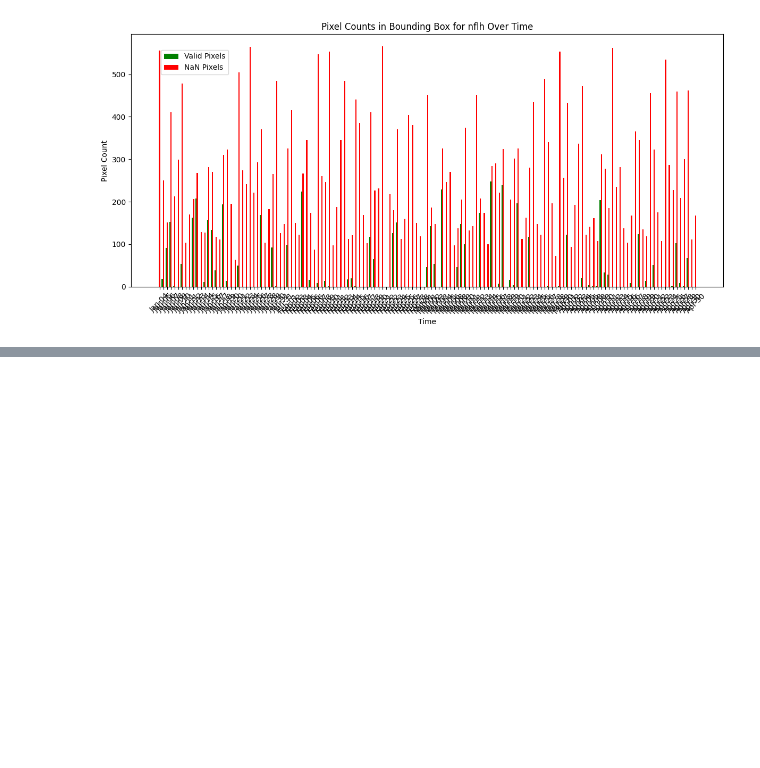
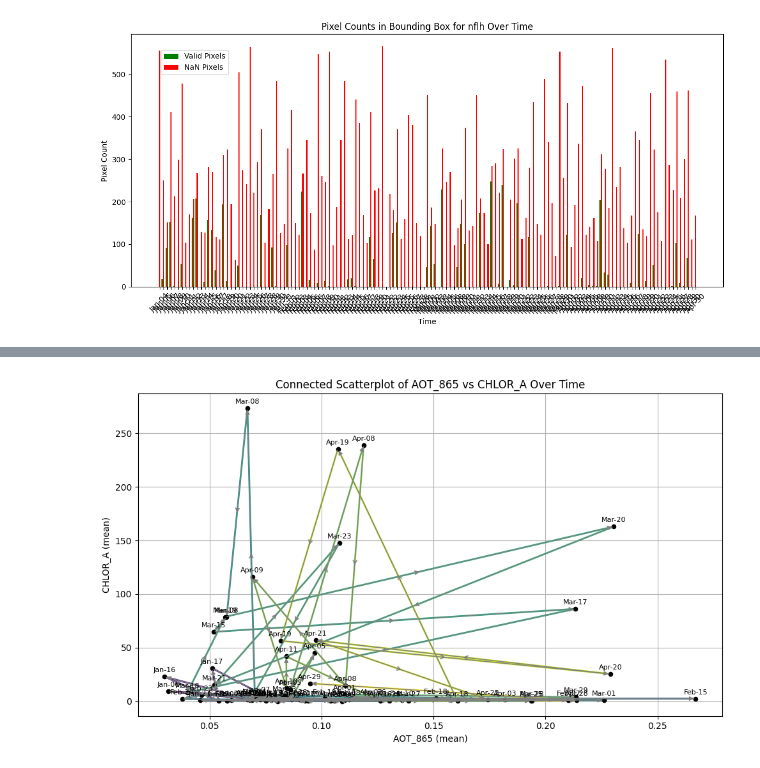
Before and after one commit to katelyn-wang/pace-wildfires, a Jupyter notebook: notebooks/la_fires_analysis.ipynb, the cells around one changed output, grey strips where cells are left out. Drawn from its saved outputs; the diff is of its cells as text; code cells hidden in the pictures; blank space fills up the shorter version.

```diff
--- a/notebooks/la_fires_analysis.ipynb
+++ b/notebooks/la_fires_analysis.ipynb
@@ -596,0 +655,4 @@ plot_pixel_counts(aop_summaries)
+# %%
+summaries = aop_summaries | bgc_summaries | landvi_summaries
+
+print(summaries)
@@ -596,0 +661,4 @@ plot_pixel_counts(aop_summaries)
+# %%
+plot_connected_scatter(summaries, 'aot_865', 'chlor_a')
+# %% [output]
+[figure, added]
```
Also changed, not shown: parts of 12 cells of this notebook.
